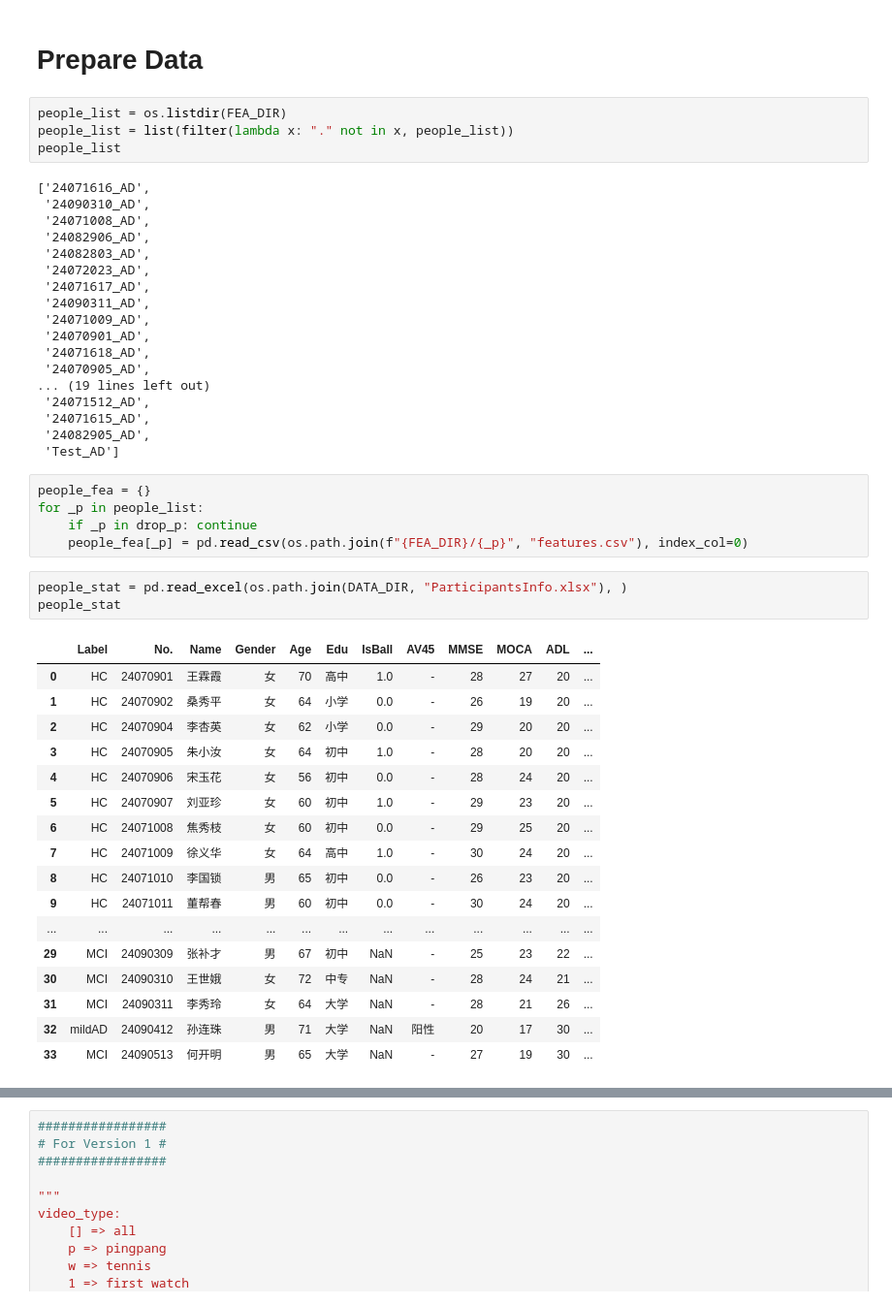
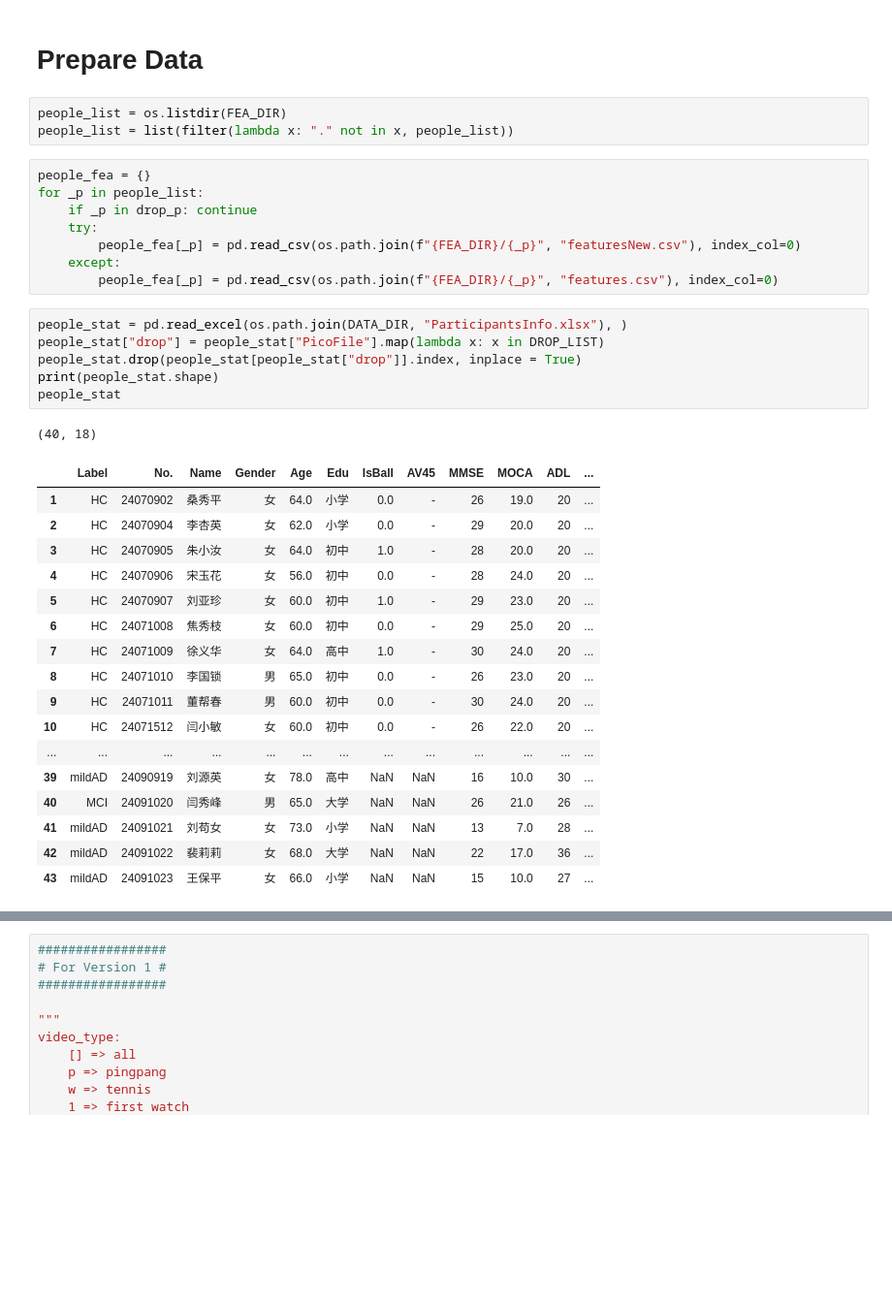
Before and after one commit to ICEJM1020/JustWatch, a Jupyter notebook: DataAna.ipynb, the cells around one changed output, grey strips where cells are left out. Shown at 97% size. Saved outputs shown, nothing was run; the diff lists cells and outputs as text; blank space fills up the shorter version.

```diff
--- a/DataAna.ipynb
+++ b/DataAna.ipynb
@@ -19,49 +21,37 @@ drop_p = ["24071617_AD", "24071721_AD", "24070906_AD", "24070907_AD", "24071618_
 # %%
 people_list = os.listdir(FEA_DIR)
 people_list = list(filter(lambda x: "." not in x, people_list))
-people_list
-# %% [output]
-['24071616_AD',
- '24090310_AD',
- '24071008_AD',
- '24082906_AD',
- '24082803_AD',
- '24072023_AD',
- '24071617_AD',
- '24090311_AD',
- '24071009_AD',
- '24070901_AD',
- '24071618_AD',
- '24070905_AD',
-... (19 lines left out)
- '24071512_AD',
- '24071615_AD',
- '24082905_AD',
- 'Test_AD']
 # %%
 people_fea = {}
 for _p in people_list:
     if _p in drop_p: continue
-    people_fea[_p] = pd.read_csv(os.path.join(f"{FEA_DIR}/{_p}", "features.csv"), index_col=0)
+    try:
+        people_fea[_p] = pd.read_csv(os.path.join(f"{FEA_DIR}/{_p}", "featuresNew.csv"), index_col=0)
+    except:
+        people_fea[_p] = pd.read_csv(os.path.join(f"{FEA_DIR}/{_p}", "features.csv"), index_col=0)
 # %%
 people_stat = pd.read_excel(os.path.join(DATA_DIR, "ParticipantsInfo.xlsx"), )
+people_stat["drop"] = people_stat["PicoFile"].map(lambda x: x in DROP_LIST)
+people_stat.drop(people_stat[people_stat["drop"]].index, inplace = True)
+print(people_stat.shape)
 people_stat
 # %% [output]
+(40, 18)
 |  | Label | No. | Name | Gender | Age | Edu | IsBall | AV45 | MMSE | MOCA | ADL | ... |
-| 0 | HC | 24070901 | 王霖霞 | 女 | 70 | 高中 | 1.0 | - | 28 | 27 | 20 | ... |
-| 1 | HC | 24070902 | 桑秀平 | 女 | 64 | 小学 | 0.0 | - | 26 | 19 | 20 | ... |
-| 2 | HC | 24070904 | 李杏英 | 女 | 62 | 小学 | 0.0 | - | 29 | 20 | 20 | ... |
-| 3 | HC | 24070905 | 朱小汝 | 女 | 64 | 初中 | 1.0 | - | 28 | 20 | 20 | ... |
-| 4 | HC | 24070906 | 宋玉花 | 女 | 56 | 初中 | 0.0 | - | 28 | 24 | 20 | ... |
-| 5 | HC | 24070907 | 刘亚珍 | 女 | 60 | 初中 | 1.0 | - | 29 | 23 | 20 | ... |
-| 6 | HC | 24071008 | 焦秀枝 | 女 | 60 | 初中 | 0.0 | - | 29 | 25 | 20 | ... |
-| 7 | HC | 24071009 | 徐义华 | 女 | 64 | 高中 | 1.0 | - | 30 | 24 | 20 | ... |
-| 8 | HC | 24071010 | 李国锁 | 男 | 65 | 初中 | 0.0 | - | 26 | 23 | 20 | ... |
-| 9 | HC | 24071011 | 董帮春 | 男 | 60 | 初中 | 0.0 | - | 30 | 24 | 20 | ... |
+| 1 | HC | 24070902 | 桑秀平 | 女 | 64.0 | 小学 | 0.0 | - | 26 | 19.0 | 20 | ... |
+| 2 | HC | 24070904 | 李杏英 | 女 | 62.0 | 小学 | 0.0 | - | 29 | 20.0 | 20 | ... |
+| 3 | HC | 24070905 | 朱小汝 | 女 | 64.0 | 初中 | 1.0 | - | 28 | 20.0 | 20 | ... |
+| 4 | HC | 24070906 | 宋玉花 | 女 | 56.0 | 初中 | 0.0 | - | 28 | 24.0 | 20 | ... |
+| 5 | HC | 24070907 | 刘亚珍 | 女 | 60.0 | 初中 | 1.0 | - | 29 | 23.0 | 20 | ... |
+| 6 | HC | 24071008 | 焦秀枝 | 女 | 60.0 | 初中 | 0.0 | - | 29 | 25.0 | 20 | ... |
+| 7 | HC | 24071009 | 徐义华 | 女 | 64.0 | 高中 | 1.0 | - | 30 | 24.0 | 20 | ... |
+| 8 | HC | 24071010 | 李国锁 | 男 | 65.0 | 初中 | 0.0 | - | 26 | 23.0 | 20 | ... |
+| 9 | HC | 24071011 | 董帮春 | 男 | 60.0 | 初中 | 0.0 | - | 30 | 24.0 | 20 | ... |
+| 10 | HC | 24071512 | 闫小敏 | 女 | 60.0 | 初中 | 0.0 | - | 26 | 22.0 | 20 | ... |
 | ... | ... | ... | ... | ... | ... | ... | ... | ... | ... | ... | ... | ... |
-| 29 | MCI | 24090309 | 张补才 | 男 | 67 | 初中 | NaN | - | 25 | 23 | 22 | ... |
-| 30 | MCI | 24090310 | 王世娥 | 女 | 72 | 中专 | NaN | - | 28 | 24 | 21 | ... |
-| 31 | MCI | 24090311 | 李秀玲 | 女 | 64 | 大学 | NaN | - | 28 | 21 | 26 | ... |
-| 32 | mildAD | 24090412 | 孙连珠 | 男 | 71 | 大学 | NaN | 阳性 | 20 | 17 | 30 | ... |
-| 33 | MCI | 24090513 | 何开明 | 男 | 65 | 大学 | NaN | - | 27 | 19 | 30 | ... |
+| 39 | mildAD | 24090919 | 刘源英 | 女 | 78.0 | 高中 | NaN | NaN | 16 | 10.0 | 30 | ... |
+| 40 | MCI | 24091020 | 闫秀峰 | 男 | 65.0 | 大学 | NaN | NaN | 26 | 21.0 | 26 | ... |
+| 41 | mildAD | 24091021 | 刘苟女 | 女 | 73.0 | 小学 | NaN | NaN | 13 | 7.0 | 28 | ... |
+| 42 | mildAD | 24091022 | 裴莉莉 | 女 | 68.0 | 大学 | NaN | NaN | 22 | 17.0 | 36 | ... |
+| 43 | mildAD | 24091023 | 王保平 | 女 | 66.0 | 小学 | NaN | NaN | 15 | 10.0 | 27 | ... |
 # %%
```
Also changed, not shown: parts of 73 cells of this notebook, 12 other files.
